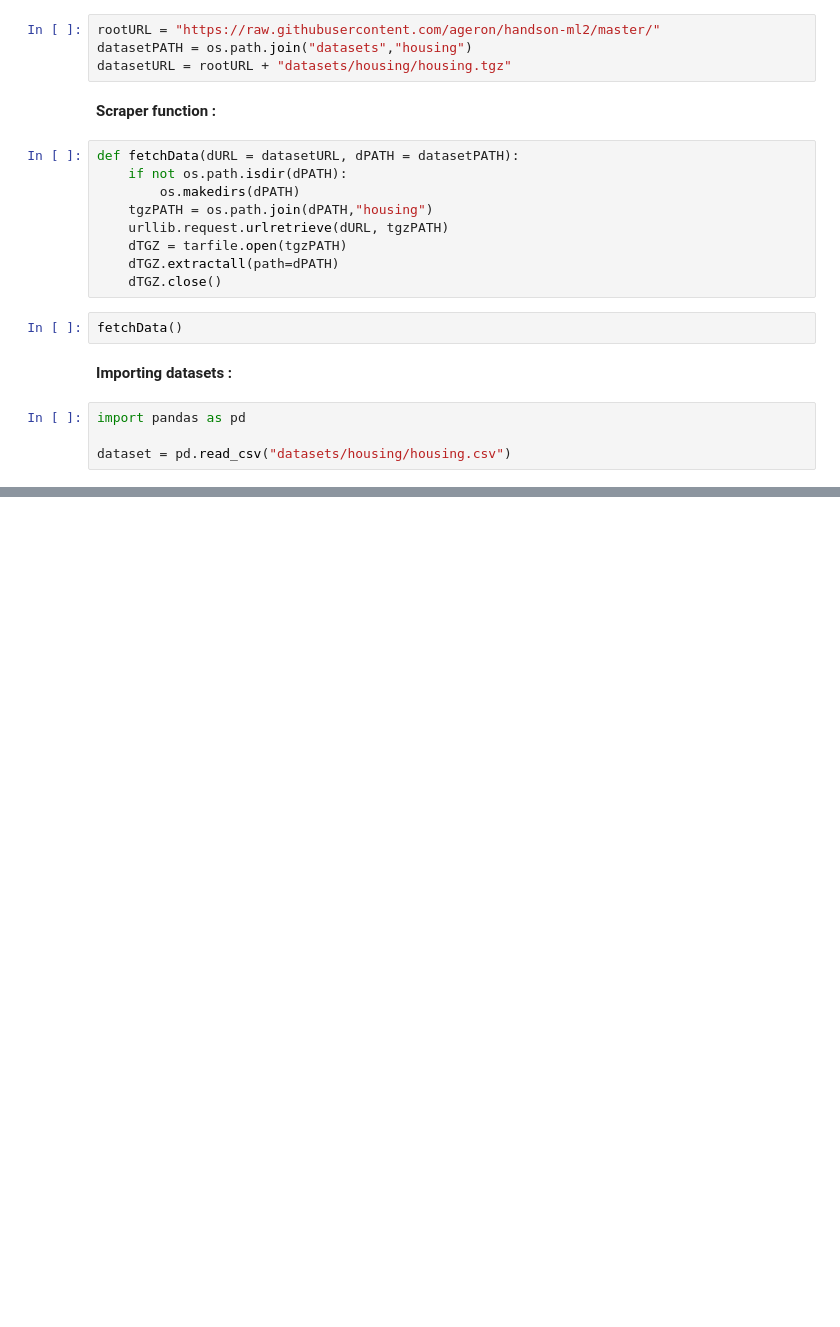
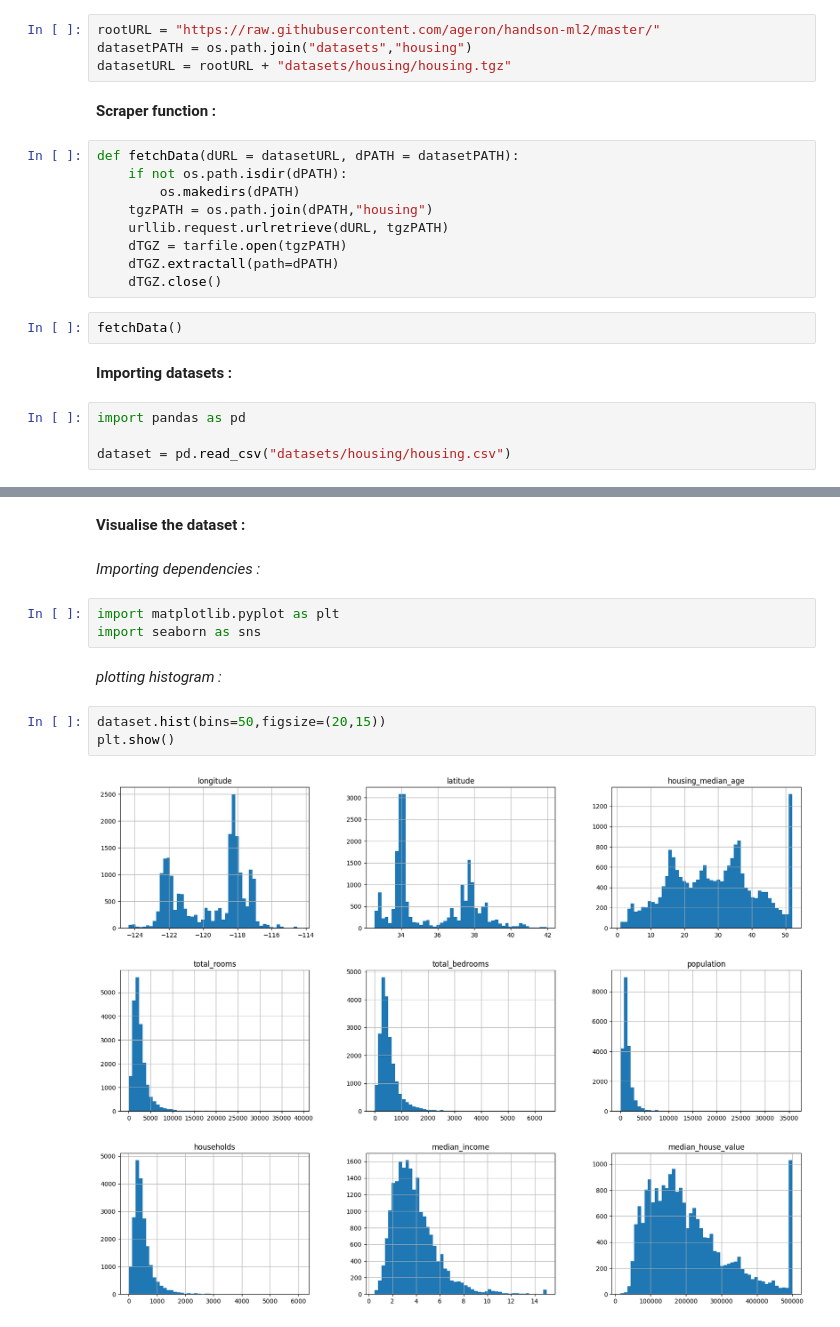
Before and after one commit to rnks2003/ai043_ml, a Jupyter notebook: 210524.ipynb, the cells around one changed output, grey strips where cells are left out. Drawn from its saved outputs; the diff is of its cells as text; blank space fills up the shorter version.

Commit message:
visualize dataset

```diff
--- a/210524.ipynb
+++ b/210524.ipynb
@@ -51,0 +106,14 @@ print(dataset)
+# %% [markdown]
+**Visualise the dataset :**
+# %% [markdown]
+*Importing dependencies :*
+# %%
+import matplotlib.pyplot as plt
+import seaborn as sns
+# %% [markdown]
+*plotting histogram :*
+# %%
+dataset.hist(bins=50,figsize=(20,15))
+plt.show()
+# %% [output]
+[figure, added]
```
Also changed, not shown: parts of 10 cells of this notebook.
